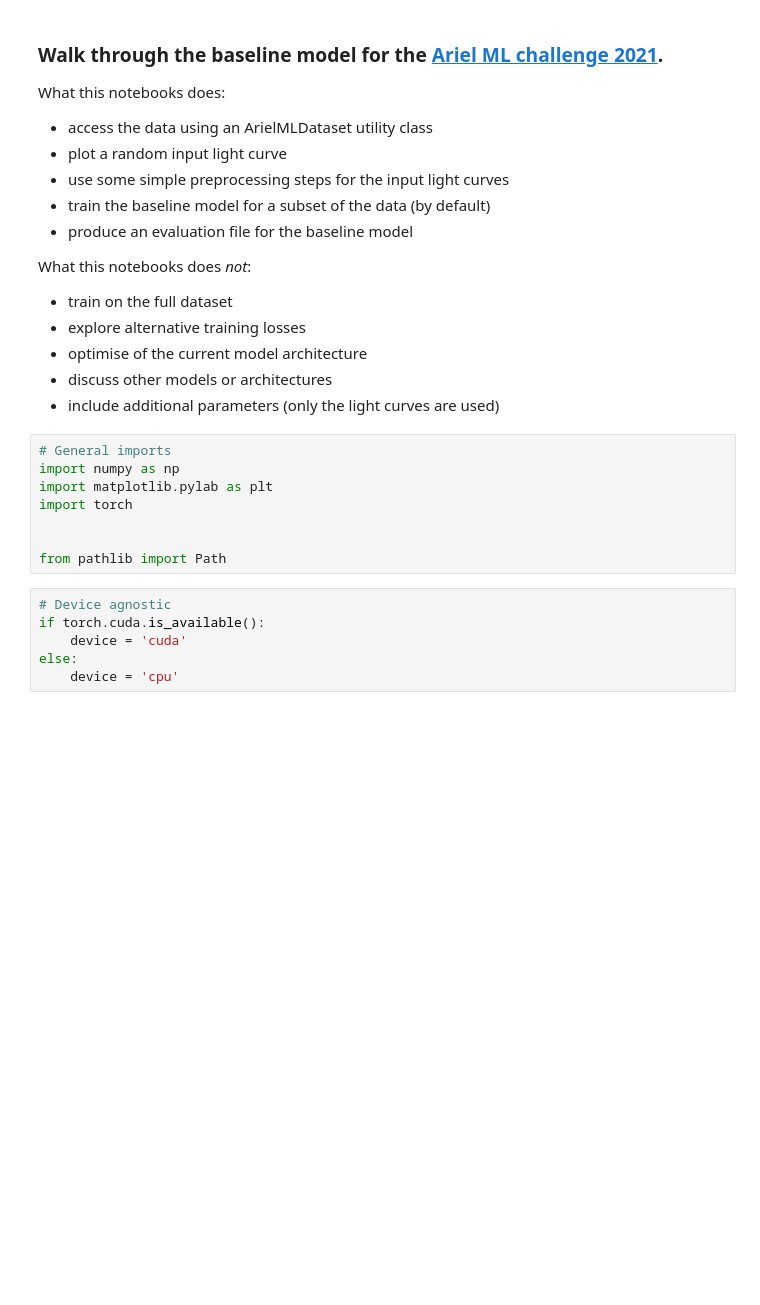
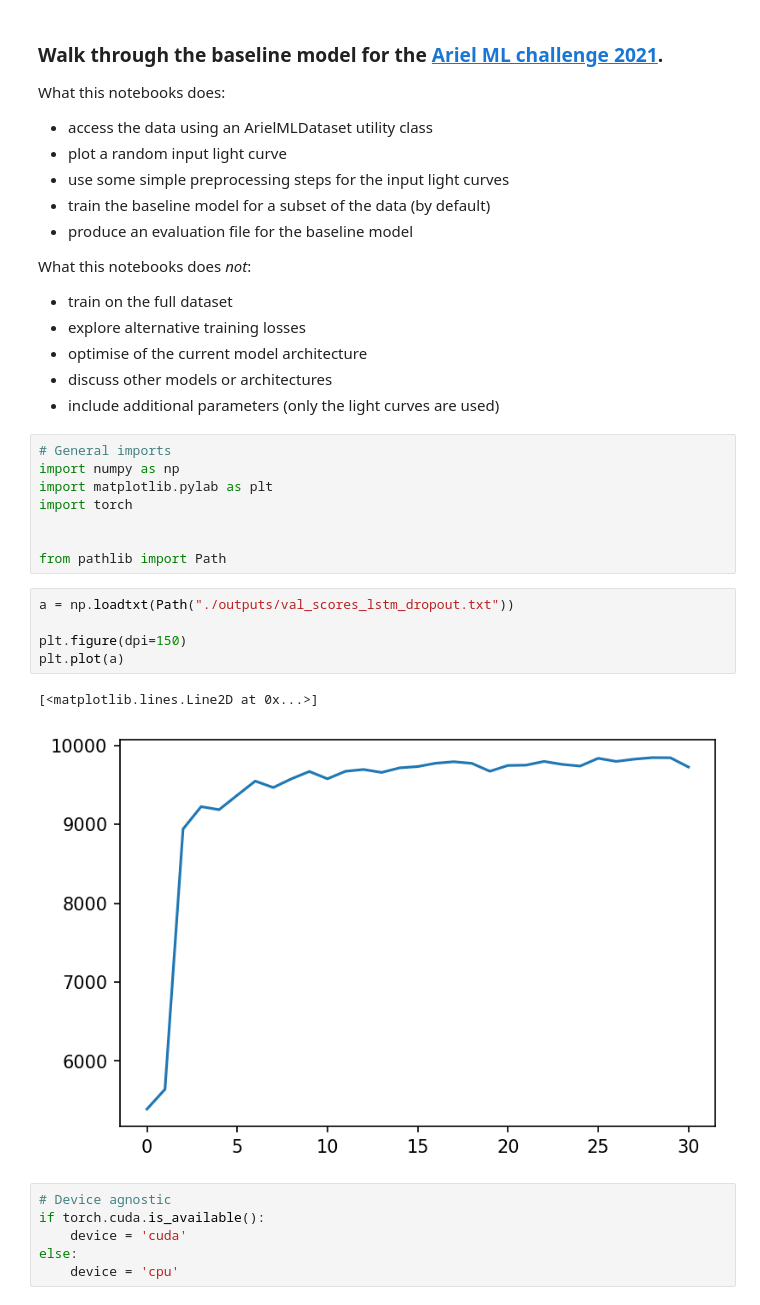
Before and after one commit to Wabinab/ariel_ml_2021, a Jupyter notebook: walkthrough.ipynb, the cells around one changed output. Cells and saved outputs as stored; diff of their text form; blank space fills up the shorter version.

Commit message:
added Path

```diff
--- a/walkthrough.ipynb
+++ b/walkthrough.ipynb
@@ -22,6 +22,14 @@ import torch
 
 
 from pathlib import Path
+# %%
+a = np.loadtxt(Path("./outputs/val_scores_lstm_dropout.txt"))
+
+plt.figure(dpi=150)
+plt.plot(a)
+# %% [output]
+[<matplotlib.lines.Line2D at 0x...>]
+[figure, added]
 # %%
 # Device agnostic
 if torch.cuda.is_available():
```
Also changed, not shown: parts of 1 cell of this notebook, 1 other file.
